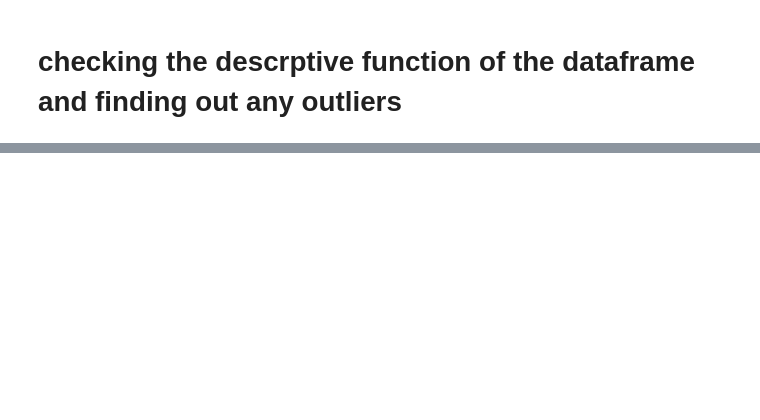
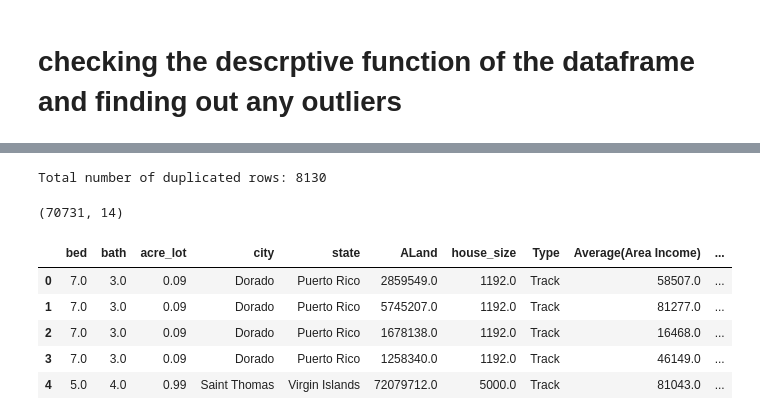
Before and after one commit to drigger091/home-llc-task-2, a Jupyter notebook: Model_implementation.ipynb, the cells around one changed output, grey strips where cells are left out. Drawn from its saved outputs; the diff is of its cells as text; code cells hidden in the pictures; blank space fills up the shorter version.

```diff
--- a/Model_implementation.ipynb
+++ b/Model_implementation.ipynb
@@ -252,0 +278,28 @@ plt.show()
+# %%
+# checking for duplicates
+
+duplicate_rows = df.duplicated()
+total_duplicates = duplicate_rows.sum()
+
+
+print("Total number of duplicated rows:",total_duplicates)
+# %% [output]
+Total number of duplicated rows: 8130
+# %%
+# dropping them
+
+df = df.drop_duplicates()
+df = df.reset_index(drop=True)
+
+df.shape
+# %% [output]
+(70731, 14)
+# %%
+df.head()
+# %% [output]
+|  | bed | bath | acre_lot | city | state | ALand | house_size | Type | Average(Area Income) | ... |
+| 0 | 7.0 | 3.0 | 0.09 | Dorado | Puerto Rico | 2859549.0 | 1192.0 | Track | 58507.0 | ... |
+| 1 | 7.0 | 3.0 | 0.09 | Dorado | Puerto Rico | 5745207.0 | 1192.0 | Track | 81277.0 | ... |
+| 2 | 7.0 | 3.0 | 0.09 | Dorado | Puerto Rico | 1678138.0 | 1192.0 | Track | 16468.0 | ... |
+| 3 | 7.0 | 3.0 | 0.09 | Dorado | Puerto Rico | 1258340.0 | 1192.0 | Track | 46149.0 | ... |
+| 4 | 5.0 | 4.0 | 0.99 | Saint Thomas | Virgin Islands | 72079712.0 | 5000.0 | Track | 81043.0 | ... |
```
Also changed, not shown: parts of 10 cells of this notebook.
